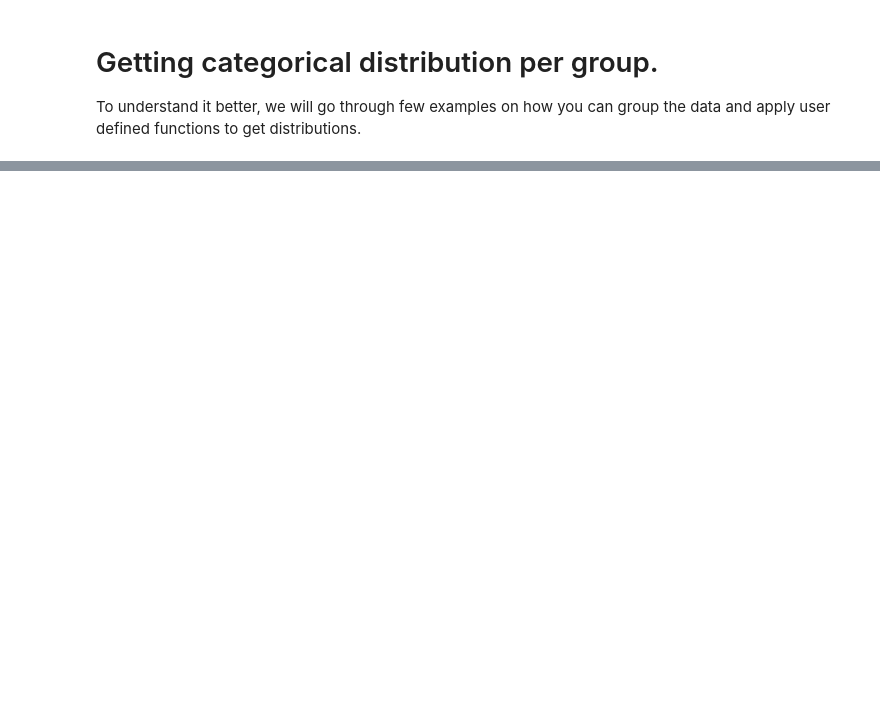
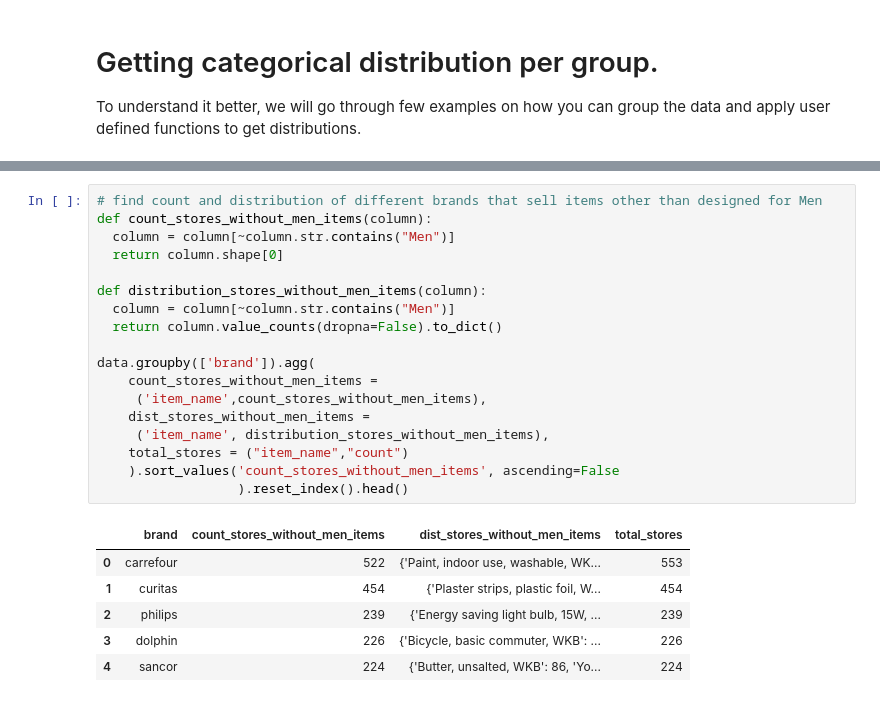
Before and after one commit to ankitgoel1602/data-science, a Jupyter notebook: data-analysis/pandas-groups/pandas_apply_user_defined_functions_on_groups.ipynb, the cells around one changed output, grey strips where cells are left out. Drawn from its saved outputs; the diff is of its cells as text; blank space fills up the shorter version.

```diff
--- a/data-analysis/pandas-groups/pandas_apply_user_defined_functions_on_groups.ipynb
+++ b/data-analysis/pandas-groups/pandas_apply_user_defined_functions_on_groups.ipynb
@@ -247,0 +212,25 @@ data.groupby([pd.Grouper(key='created_at', freq='M'), 'store_type'])\
+# %%
+# find count and distribution of different brands that sell items other than designed for Men
+def count_stores_without_men_items(column):
+  column = column[~column.str.contains("Men")]
+  return column.shape[0]
+
+def distribution_stores_without_men_items(column):
+  column = column[~column.str.contains("Men")]
+  return column.value_counts(dropna=False).to_dict()
+
+data.groupby(['brand']).agg(
+    count_stores_without_men_items =
+     ('item_name',count_stores_without_men_items),
+    dist_stores_without_men_items =
+     ('item_name', distribution_stores_without_men_items),
+    total_stores = ("item_name","count")
+    ).sort_values('count_stores_without_men_items', ascending=False
+                  ).reset_index().head()
+# %% [output]
+|  | brand | count_stores_without_men_items | dist_stores_without_men_items | total_stores |
+| 0 | carrefour | 522 | {'Paint, indoor use, washable, WK... | 553 |
+| 1 | curitas | 454 | {'Plaster strips, plastic foil, W... | 454 |
+| 2 | philips | 239 | {'Energy saving light bulb, 15W, ... | 239 |
+| 3 | dolphin | 226 | {'Bicycle, basic commuter, WKB': ... | 226 |
+| 4 | sancor | 224 | {'Butter, unsalted, WKB': 86, 'Yo... | 224 |
```
Also changed, not shown: parts of 49 cells of this notebook.
